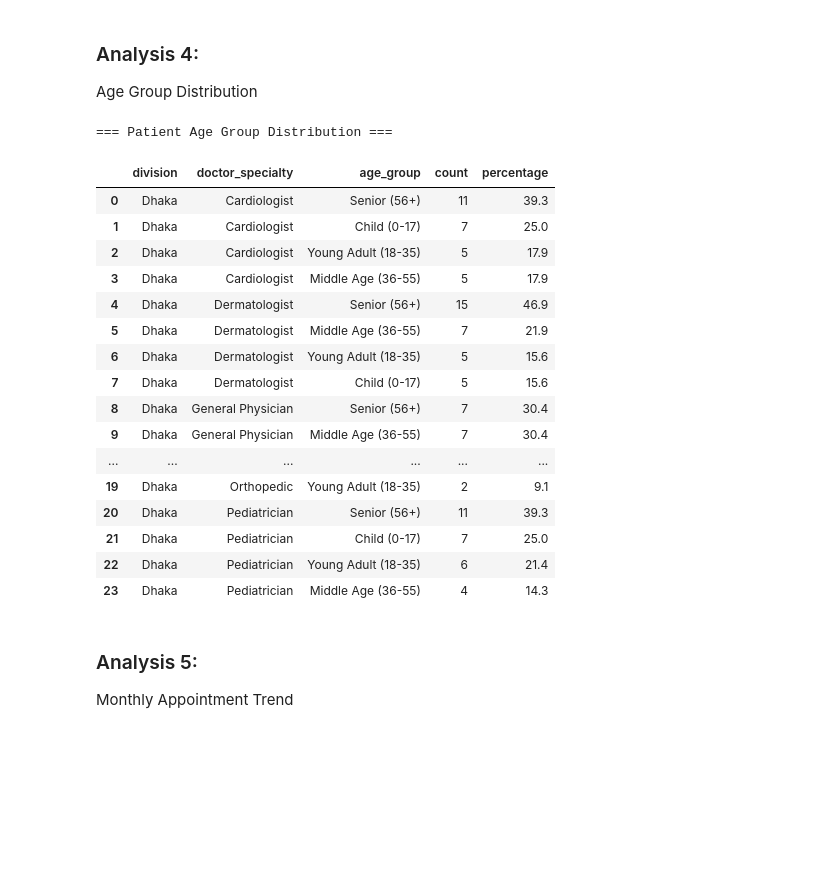
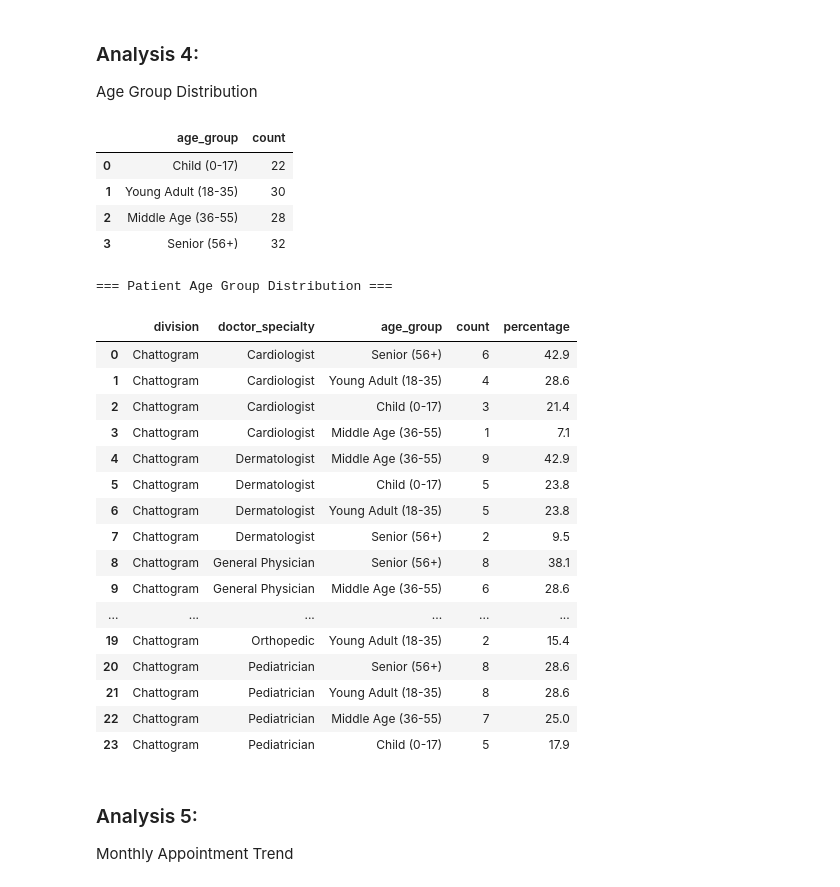
Before and after one commit to NavidulHoque/healthcare_appointment_analysis, a Jupyter notebook: python-analysis/01_analysis.ipynb, the cells around one changed output. Saved outputs shown, nothing was run; the diff lists cells and outputs as text; code cells hidden in the pictures; blank space fills up the shorter version.

```diff
--- a/python-analysis/01_analysis.ipynb
+++ b/python-analysis/01_analysis.ipynb
@@ -261,50 +258,66 @@ age_order = [
 
 df['age_group'] = pd.Categorical(
     df['age_group'],
     categories=age_order,
     ordered=True
 )
 
 age_group_count = (
     filtered_df.groupby(['division', 'doctor_specialty'])['age_group']
     .value_counts()
     .rename('count')
 )
 
 age_group_percentage = (
     filtered_df.groupby(['division', 'doctor_specialty'])['age_group']
     .value_counts(normalize=True)
     .mul(100)
     .round(1)
     .rename('percentage')
 )
 
 age_group_stats = (
     pd.concat([age_group_count, age_group_percentage], axis=1)
     .reset_index(['age_group', 'division', 'doctor_specialty'])
 )
 
+# Flat, chart-ready version — age distribution of division/specialty.
+age_dist_vis = (
+    filtered_df['age_group']
+    .value_counts()
+    .reindex(age_order)
+    .rename_axis('age_group')
+    .reset_index(name='count')
+)
+
+display(age_dist_vis)
+
 print("=== Patient Age Group Distribution ===")
 display(age_group_stats)
 # %% [output]
+|  | age_group | count |
+| 0 | Child (0-17) | 22 |
+| 1 | Young Adult (18-35) | 30 |
+| 2 | Middle Age (36-55) | 28 |
+| 3 | Senior (56+) | 32 |
 === Patient Age Group Distribution ===
-|  | division | doctor_specialty | age_group | count | percentage |
-| 0 | Dhaka | Cardiologist | Senior (56+) | 11 | 39.3 |
-| 1 | Dhaka | Cardiologist | Child (0-17) | 7 | 25.0 |
-| 2 | Dhaka | Cardiologist | Young Adult (18-35) | 5 | 17.9 |
-| 3 | Dhaka | Cardiologist | Middle Age (36-55) | 5 | 17.9 |
-| 4 | Dhaka | Dermatologist | Senior (56+) | 15 | 46.9 |
-| 5 | Dhaka | Dermatologist | Middle Age (36-55) | 7 | 21.9 |
-| 6 | Dhaka | Dermatologist | Young Adult (18-35) | 5 | 15.6 |
-| 7 | Dhaka | Dermatologist | Child (0-17) | 5 | 15.6 |
-| 8 | Dhaka | General Physician | Senior (56+) | 7 | 30.4 |
-| 9 | Dhaka | General Physician | Middle Age (36-55) | 7 | 30.4 |
-| ... | ... | ... | ... | ... | ... |
-| 19 | Dhaka | Orthopedic | Young Adult (18-35) | 2 | 9.1 |
-| 20 | Dhaka | Pediatrician | Senior (56+) | 11 | 39.3 |
-| 21 | Dhaka | Pediatrician | Child (0-17) | 7 | 25.0 |
-| 22 | Dhaka | Pediatrician | Young Adult (18-35) | 6 | 21.4 |
-| 23 | Dhaka | Pediatrician | Middle Age (36-55) | 4 | 14.3 |
+|  | division | doctor_specialty | age_group | count | percentage |
+| 0 | Chattogram | Cardiologist | Senior (56+) | 6 | 42.9 |
+| 1 | Chattogram | Cardiologist | Young Adult (18-35) | 4 | 28.6 |
+| 2 | Chattogram | Cardiologist | Child (0-17) | 3 | 21.4 |
+| 3 | Chattogram | Cardiologist | Middle Age (36-55) | 1 | 7.1 |
+| 4 | Chattogram | Dermatologist | Middle Age (36-55) | 9 | 42.9 |
+| 5 | Chattogram | Dermatologist | Child (0-17) | 5 | 23.8 |
+| 6 | Chattogram | Dermatologist | Young Adult (18-35) | 5 | 23.8 |
+| 7 | Chattogram | Dermatologist | Senior (56+) | 2 | 9.5 |
+| 8 | Chattogram | General Physician | Senior (56+) | 8 | 38.1 |
+| 9 | Chattogram | General Physician | Middle Age (36-55) | 6 | 28.6 |
+| ... | ... | ... | ... | ... | ... |
+| 19 | Chattogram | Orthopedic | Young Adult (18-35) | 2 | 15.4 |
+| 20 | Chattogram | Pediatrician | Senior (56+) | 8 | 28.6 |
+| 21 | Chattogram | Pediatrician | Young Adult (18-35) | 8 | 28.6 |
+| 22 | Chattogram | Pediatrician | Middle Age (36-55) | 7 | 25.0 |
+| 23 | Chattogram | Pediatrician | Child (0-17) | 5 | 17.9 |
 # %% [markdown]
 ### Analysis 5:
 Monthly Appointment Trend
```
Also changed, not shown: parts of 5 cells of this notebook, 3 other files.
